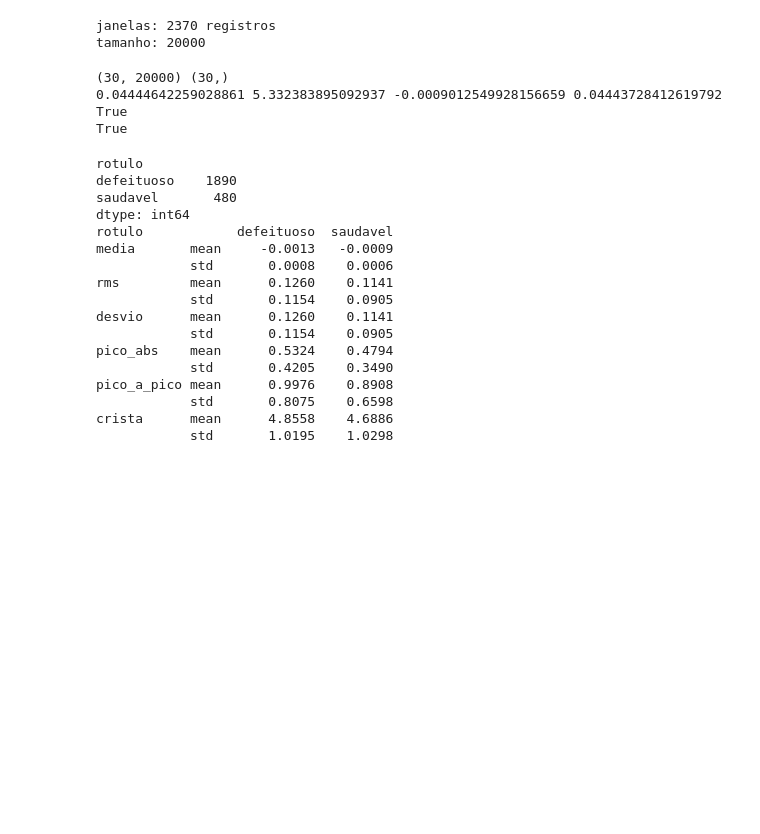
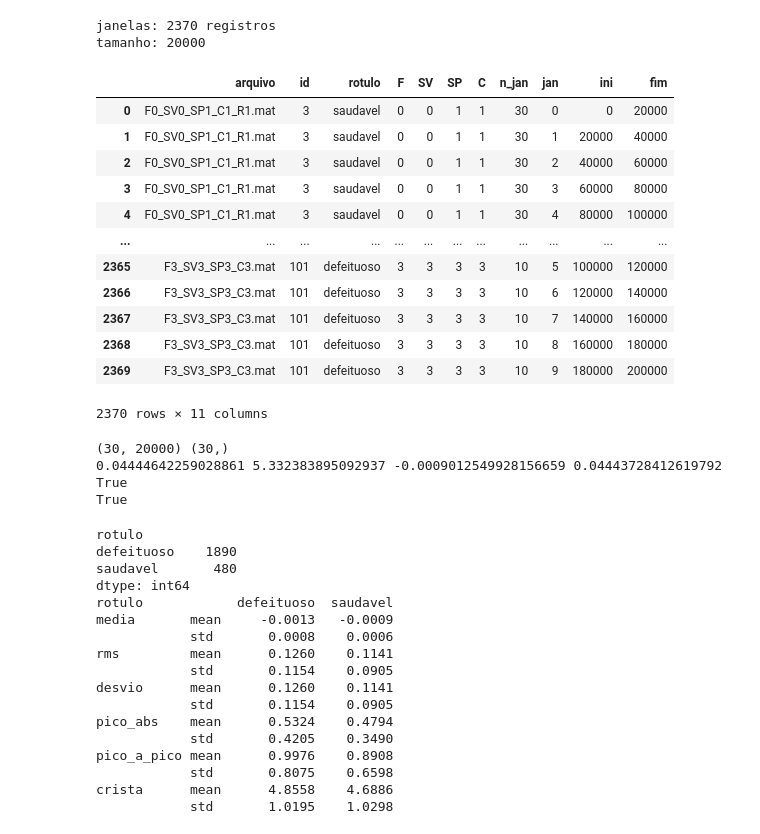
Before and after one commit to silvanio45/drone-vibration-analysis, a Jupyter notebook: notebooks/2_dominio_tempo.ipynb, the cells around one changed output. Cells and saved outputs as stored; diff of their text form; code cells hidden in the pictures; blank space fills up the shorter version.

```diff
--- a/notebooks/2_dominio_tempo.ipynb
+++ b/notebooks/2_dominio_tempo.ipynb
@@ -25,6 +18,22 @@ print(f"tamanho: {len(recorte)}")
 # %% [output]
 janelas: 2370 registros
 tamanho: 20000
+# %%
+list_janelas
+# %% [output]
+|  | arquivo | id | rotulo | F | SV | SP | C | n_jan | jan | ini | fim |
+| 0 | F0_SV0_SP1_C1_R1.mat | 3 | saudavel | 0 | 0 | 1 | 1 | 30 | 0 | 0 | 20000 |
+| 1 | F0_SV0_SP1_C1_R1.mat | 3 | saudavel | 0 | 0 | 1 | 1 | 30 | 1 | 20000 | 40000 |
+| 2 | F0_SV0_SP1_C1_R1.mat | 3 | saudavel | 0 | 0 | 1 | 1 | 30 | 2 | 40000 | 60000 |
+| 3 | F0_SV0_SP1_C1_R1.mat | 3 | saudavel | 0 | 0 | 1 | 1 | 30 | 3 | 60000 | 80000 |
+| 4 | F0_SV0_SP1_C1_R1.mat | 3 | saudavel | 0 | 0 | 1 | 1 | 30 | 4 | 80000 | 100000 |
+| ... | ... | ... | ... | ... | ... | ... | ... | ... | ... | ... | ... |
+| 2365 | F3_SV3_SP3_C3.mat | 101 | defeituoso | 3 | 3 | 3 | 3 | 10 | 5 | 100000 | 120000 |
+| 2366 | F3_SV3_SP3_C3.mat | 101 | defeituoso | 3 | 3 | 3 | 3 | 10 | 6 | 120000 | 140000 |
+| 2367 | F3_SV3_SP3_C3.mat | 101 | defeituoso | 3 | 3 | 3 | 3 | 10 | 7 | 140000 | 160000 |
+| 2368 | F3_SV3_SP3_C3.mat | 101 | defeituoso | 3 | 3 | 3 | 3 | 10 | 8 | 160000 | 180000 |
+| 2369 | F3_SV3_SP3_C3.mat | 101 | defeituoso | 3 | 3 | 3 | 3 | 10 | 9 | 180000 | 200000 |
+2370 rows × 11 columns
 # %%
 w = get_matriz_acc(reg["arquivo"], list_janelas)
 
```
Also changed, not shown: parts of 2 cells of this notebook, 2 other files.
